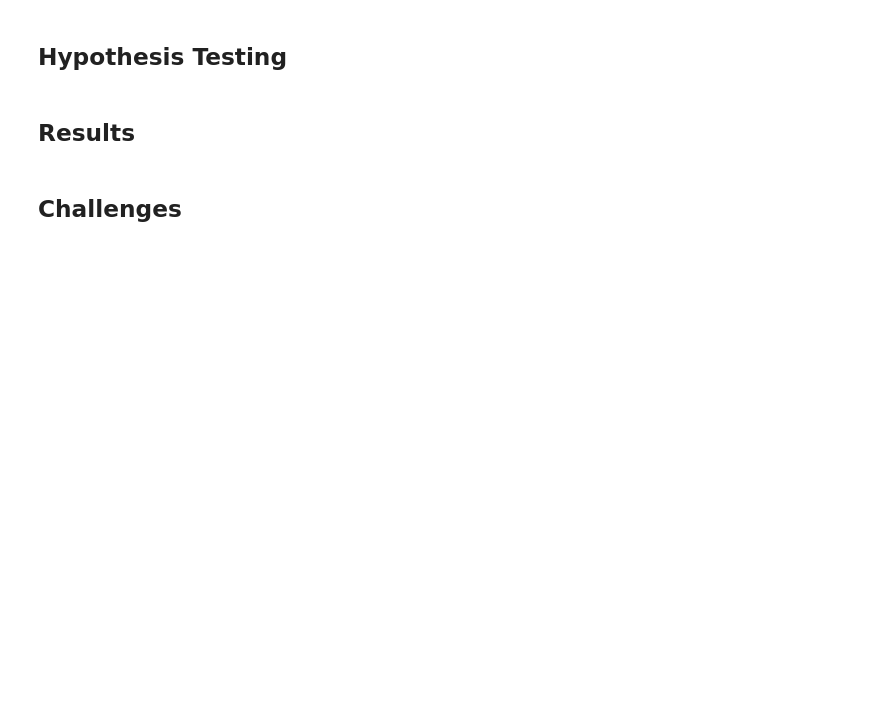
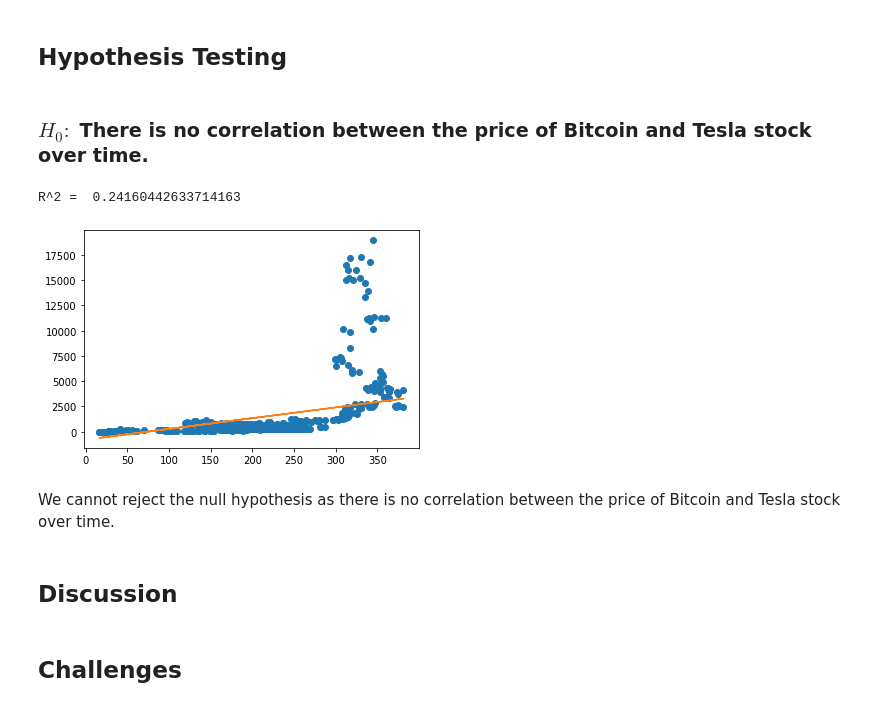
Before and after one commit to ib-nosirov/csci403_project9, a Jupyter notebook: project9.ipynb, the cells around one changed output. Saved outputs shown, nothing was run; the diff lists cells and outputs as text; code cells hidden in the pictures; blank space fills up the shorter version.

Commit message:
Least-squares on tsla stock vs btc.

```diff
--- a/project9.ipynb
+++ b/project9.ipynb
@@ -219,6 +223,35 @@ Couldn't find country Yemen, Rep.
 # %% [markdown]
 ## Hypothesis Testing
+# %% [markdown]
+### $H_0:$ There is no correlation between the price of Bitcoin and Tesla stock over time.
+# %%
+query = """SELECT tsla.price, btc.price FROM tsla, btc WHERE tsla.day =
+btc.day"""
+cur.execute(query)
+sql_table = cur.fetchall()
+tsla_btc = np.array(sql_table)
+
+import sklearn
+from sklearn.linear_model import LinearRegression
+
+np.random.shuffle(tsla_btc)
+Xtrain = tsla_btc[:1000, 0]
+ytrain = tsla_btc[:1000,1]
+Xtest = tsla_btc[1000:, 0]
+ytest = tsla_btc[1000:,1]
+plt.plot(Xtrain, ytrain, 'o')
+m, b = np.polyfit(Xtrain, ytrain, 1)
+plt.plot(Xtrain, m*Xtrain + b)
+reg = LinearRegression().fit(Xtrain.reshape(-1, 1), ytrain)
+print("R^2 = ", reg.score(Xtest.reshape(-1, 1), ytest))
+# %% [output]
+R^2 =  0.24160442633714163
+[figure, added]
+# %% [markdown]
+We cannot reject the null hypothesis as there is no correlation between the price of Bitcoin and Tesla stock over time.
 # %% [markdown]
-## Results
+
+
+## Discussion
 # %% [markdown]
 ## Challenges
```
Also changed, not shown: parts of 5 cells of this notebook.
